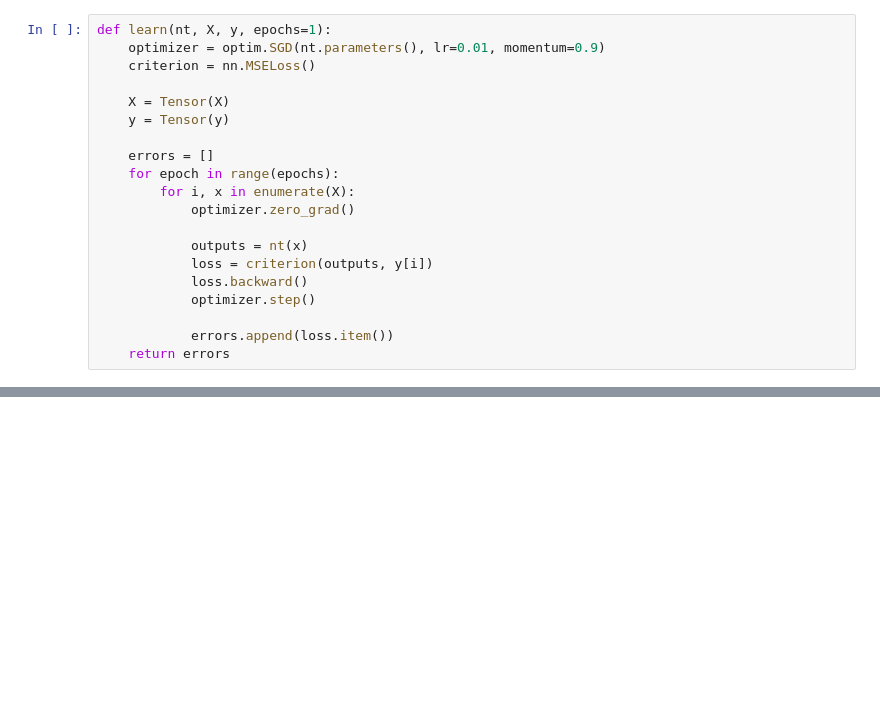
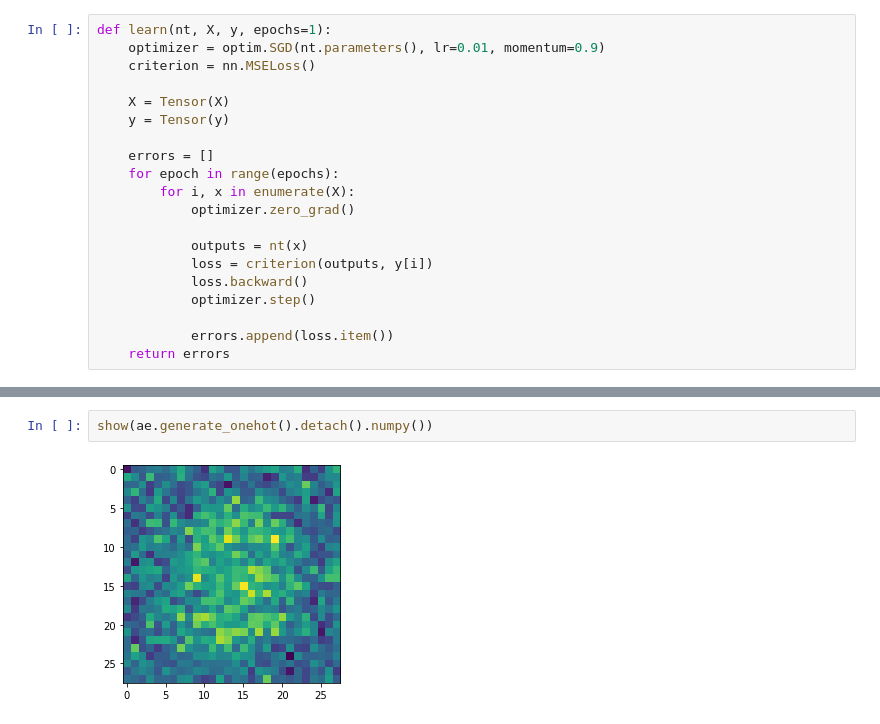
Before and after one commit to RodkinIvan/experiments, a Jupyter notebook: VAE/vae_test.ipynb, the cells around one changed output, grey strips where cells are left out. Drawn from its saved outputs; the diff is of its cells as text; blank space fills up the shorter version.

```diff
--- a/VAE/vae_test.ipynb
+++ b/VAE/vae_test.ipynb
@@ -72,0 +164,4 @@ plt.plot(range(len(errors)), errors)
+# %%
+show(ae.generate_onehot().detach().numpy())
+# %% [output]
+[figure, added]
```
Also changed, not shown: parts of 11 cells of this notebook.
